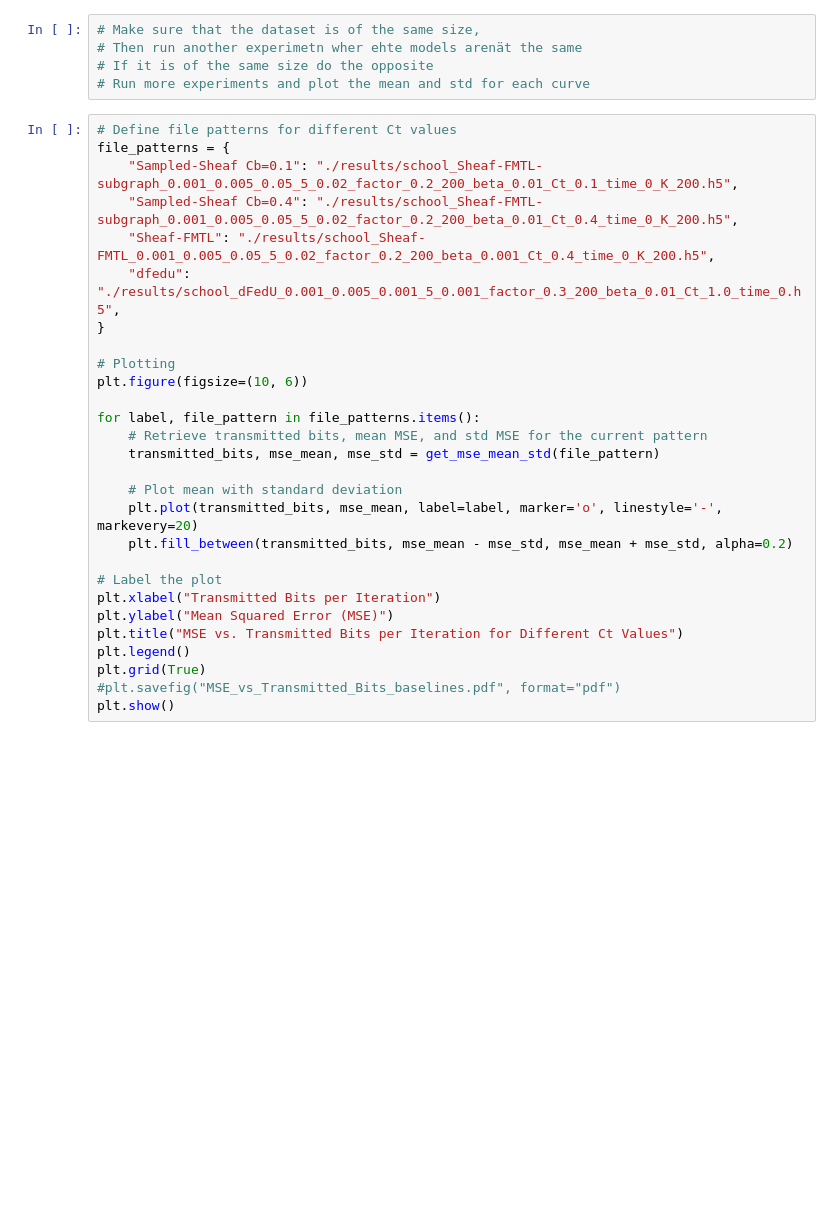
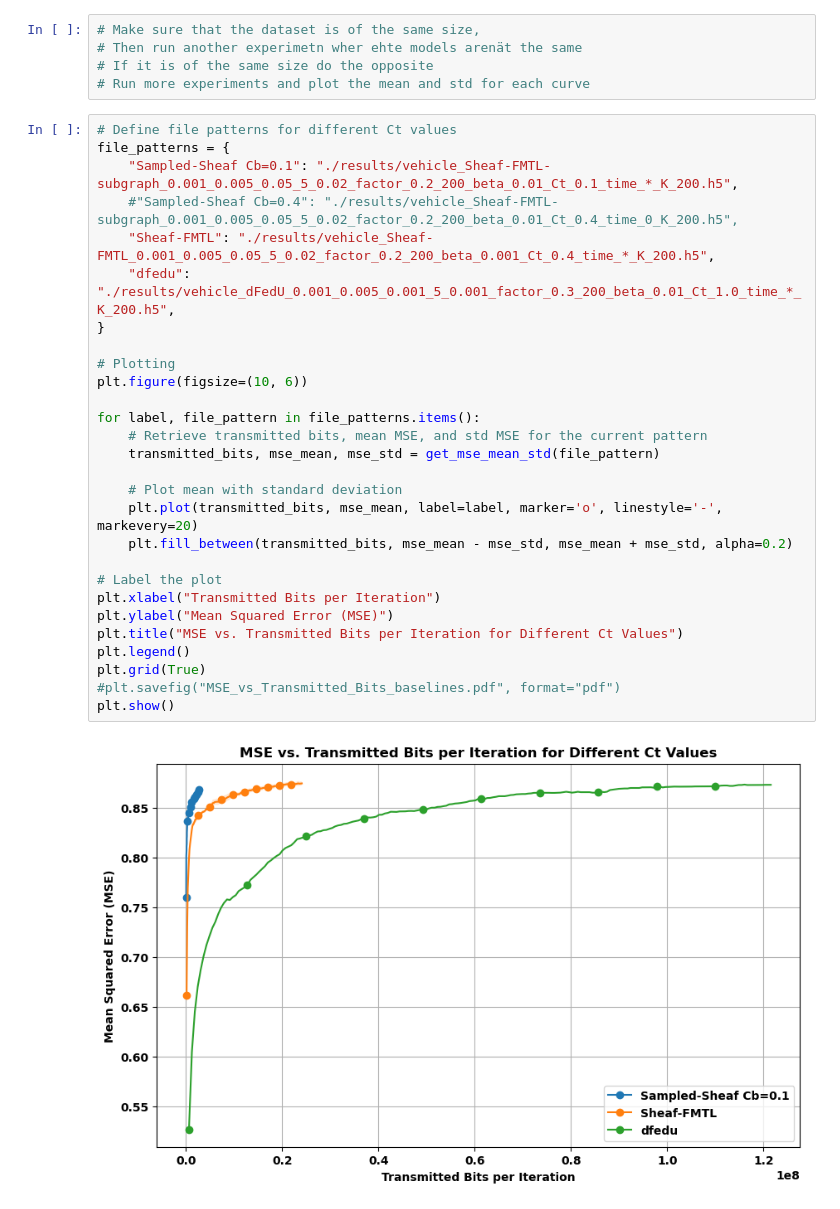
Before and after one commit to abdulmomen-ghalkha/WirelessSheaves, a Jupyter notebook: plots.ipynb, the cells around one changed output. Cells and saved outputs as stored; diff of their text form; blank space fills up the shorter version.

```diff
--- a/plots.ipynb
+++ b/plots.ipynb
@@ -241,31 +241,33 @@ plt.show()
 # %%
 # Define file patterns for different Ct values
 file_patterns = {
-    "Sampled-Sheaf Cb=0.1": "./results/school_Sheaf-FMTL-subgraph_0.001_0.005_0.05_5_0.02_factor_0.2_200_beta_0.01_Ct_0.1_time_0_K_200.h5",
-    "Sampled-Sheaf Cb=0.4": "./results/school_Sheaf-FMTL-subgraph_0.001_0.005_0.05_5_0.02_factor_0.2_200_beta_0.01_Ct_0.4_time_0_K_200.h5",
-    "Sheaf-FMTL": "./results/school_Sheaf-FMTL_0.001_0.005_0.05_5_0.02_factor_0.2_200_beta_0.001_Ct_0.4_time_0_K_200.h5",
-    "dfedu": "./results/school_dFedU_0.001_0.005_0.001_5_0.001_factor_0.3_200_beta_0.01_Ct_1.0_time_0.h5",
+    "Sampled-Sheaf Cb=0.1": "./results/vehicle_Sheaf-FMTL-subgraph_0.001_0.005_0.05_5_0.02_factor_0.2_200_beta_0.01_Ct_0.1_time_*_K_200.h5",
+    #"Sampled-Sheaf Cb=0.4": "./results/vehicle_Sheaf-FMTL-subgraph_0.001_0.005_0.05_5_0.02_factor_0.2_200_beta_0.01_Ct_0.4_time_0_K_200.h5",
+    "Sheaf-FMTL": "./results/vehicle_Sheaf-FMTL_0.001_0.005_0.05_5_0.02_factor_0.2_200_beta_0.001_Ct_0.4_time_*_K_200.h5",
+    "dfedu": "./results/vehicle_dFedU_0.001_0.005_0.001_5_0.001_factor_0.3_200_beta_0.01_Ct_1.0_time_*_K_200.h5",
 }
 
 # Plotting
 plt.figure(figsize=(10, 6))
 
 for label, file_pattern in file_patterns.items():
     # Retrieve transmitted bits, mean MSE, and std MSE for the current pattern
     transmitted_bits, mse_mean, mse_std = get_mse_mean_std(file_pattern)
 
     # Plot mean with standard deviation
     plt.plot(transmitted_bits, mse_mean, label=label, marker='o', linestyle='-', markevery=20)
     plt.fill_between(transmitted_bits, mse_mean - mse_std, mse_mean + mse_std, alpha=0.2)
 
 # Label the plot
 plt.xlabel("Transmitted Bits per Iteration")
 plt.ylabel("Mean Squared Error (MSE)")
 plt.title("MSE vs. Transmitted Bits per Iteration for Different Ct Values")
 plt.legend()
 plt.grid(True)
 #plt.savefig("MSE_vs_Transmitted_Bits_baselines.pdf", format="pdf")
 plt.show()
+# %% [output]
+[figure, added]
 # %%
 # Define file patterns for different Ct values
 file_patterns = {
```
Also changed, not shown: parts of 5 cells of this notebook, 17 other files.
